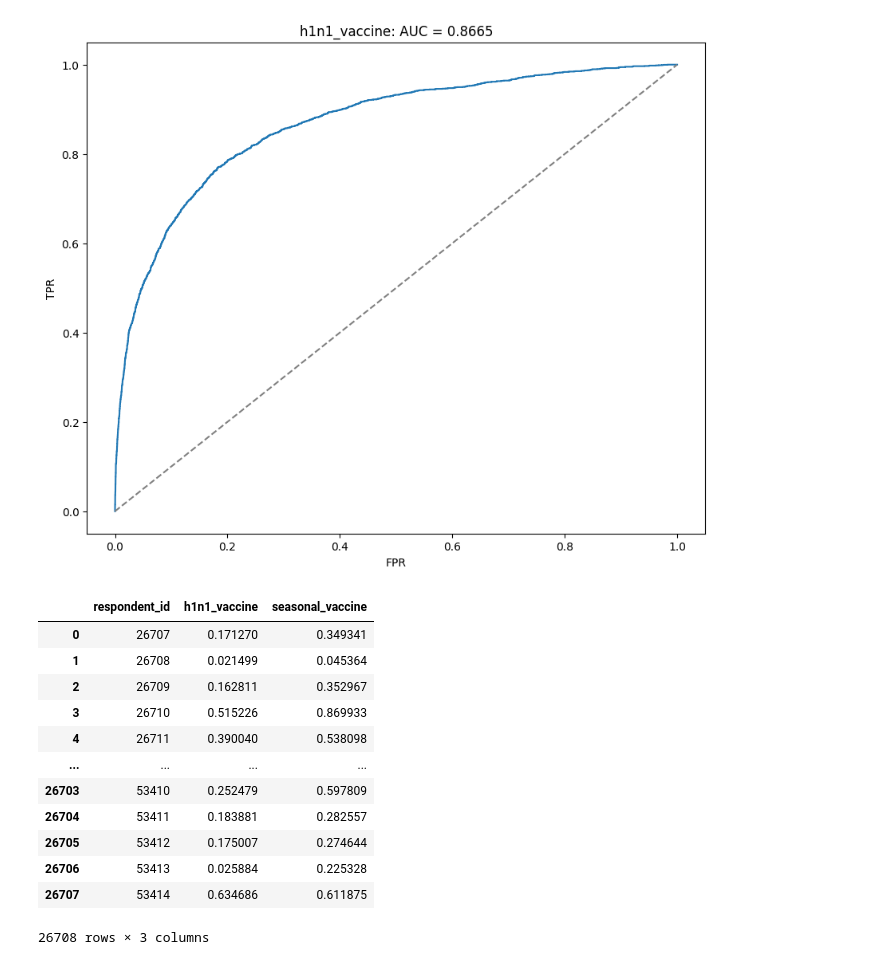
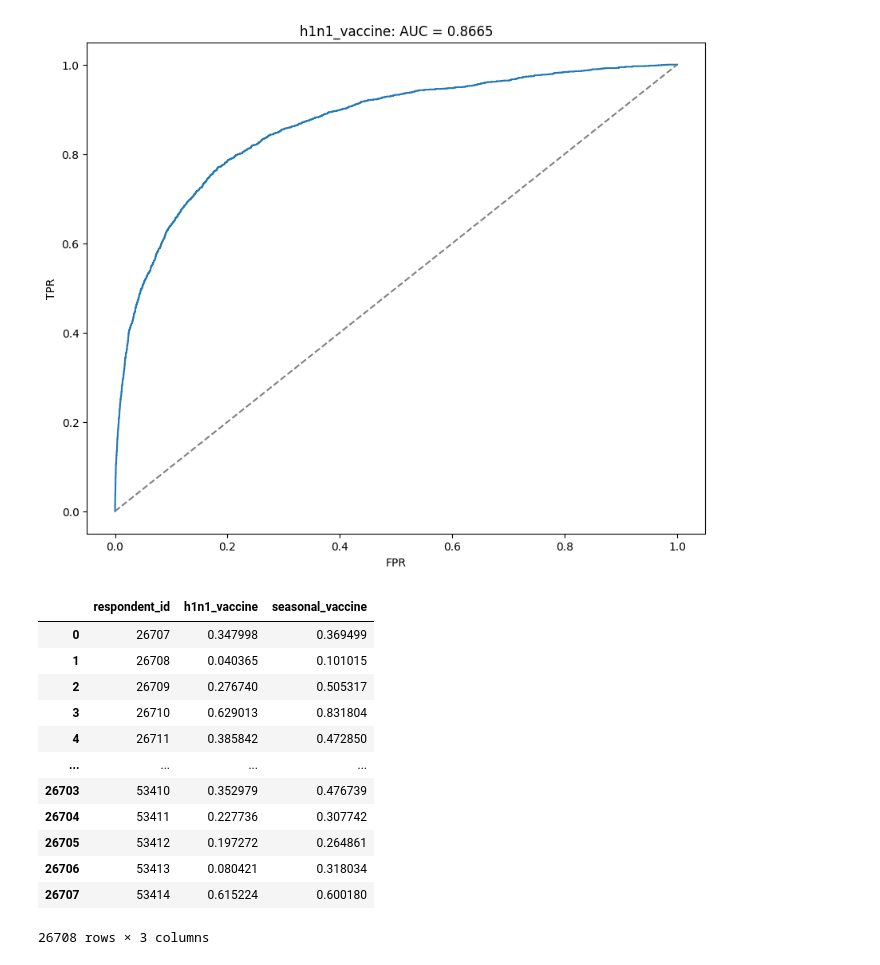
Before and after one commit to Alexander-Ploskin/FluShot, a Jupyter notebook: catboost.ipynb, the cells around one changed output. Cells and saved outputs as stored; diff of their text form; code cells hidden in the pictures.

```diff
--- a/catboost.ipynb
+++ b/catboost.ipynb
@@ -24,9 +20,9 @@ import pandas as pd
 import numpy as np
 import matplotlib.pyplot as plt
 # %%
-train_features = pd.read_csv('training_set_features.csv', index_col='respondent_id')
-train_labels = pd.read_csv('training_set_labels.csv', index_col='respondent_id')
-test_features = pd.read_csv('test_set_features.csv', index_col='respondent_id')
+train_features = pd.read_csv('./data/training_set_features.csv', index_col='respondent_id')
+train_labels = pd.read_csv('./data/training_set_labels.csv', index_col='respondent_id')
+test_features = pd.read_csv('./data/test_set_features.csv', index_col='respondent_id')
 # %%
 from sklearn.pipeline import Pipeline
 from sklearn.preprocessing import MinMaxScaler, OneHotEncoder
@@ -546,31 +646,31 @@ plt.show()
 # %%
 from datetime import datetime
 
 def get_test_probabilities(model: Any) -> np.ndarray:
     return model.predict_proba(test_features_xgboost)[:, 1]
 
 submission = pd.read_csv('data/submission_format.csv')
 
-h1n1_model = train_model('h1n1_vaccine', 'xgboost', use_whole_dataset=True).model
-seasonal_model = train_model('seasonal_vaccine', 'xgboost', use_whole_dataset=True).model
+h1n1_model = train_model('h1n1_vaccine', 'random_forest', use_whole_dataset=True).model
+seasonal_model = train_model('seasonal_vaccine', 'random_forest', use_whole_dataset=True).model
 
 submission['h1n1_vaccine'] = get_test_probabilities(h1n1_model)
 submission['seasonal_vaccine'] = get_test_probabilities(seasonal_model)
 
-submission.to_csv(f'submission/submission_{datetime.now().isoformat(sep='_')}.csv', index=False)
+submission.to_csv(f'submission/submission_aboba.csv', index=False)
 
 submission
 # %% [output]
 |  | respondent_id | h1n1_vaccine | seasonal_vaccine |
-| 0 | 26707 | 0.171270 | 0.349341 |
-| 1 | 26708 | 0.021499 | 0.045364 |
-| 2 | 26709 | 0.162811 | 0.352967 |
-| 3 | 26710 | 0.515226 | 0.869933 |
-| 4 | 26711 | 0.390040 | 0.538098 |
+| 0 | 26707 | 0.347998 | 0.369499 |
+| 1 | 26708 | 0.040365 | 0.101015 |
+| 2 | 26709 | 0.276740 | 0.505317 |
+| 3 | 26710 | 0.629013 | 0.831804 |
+| 4 | 26711 | 0.385842 | 0.472850 |
 | ... | ... | ... | ... |
-| 26703 | 53410 | 0.252479 | 0.597809 |
-| 26704 | 53411 | 0.183881 | 0.282557 |
-| 26705 | 53412 | 0.175007 | 0.274644 |
-| 26706 | 53413 | 0.025884 | 0.225328 |
-| 26707 | 53414 | 0.634686 | 0.611875 |
+| 26703 | 53410 | 0.352979 | 0.476739 |
+| 26704 | 53411 | 0.227736 | 0.307742 |
+| 26705 | 53412 | 0.197272 | 0.264861 |
+| 26706 | 53413 | 0.080421 | 0.318034 |
+| 26707 | 53414 | 0.615224 | 0.600180 |
 26708 rows × 3 columns
```
Also changed, not shown: parts of 7 cells of this notebook, 10 other files.
